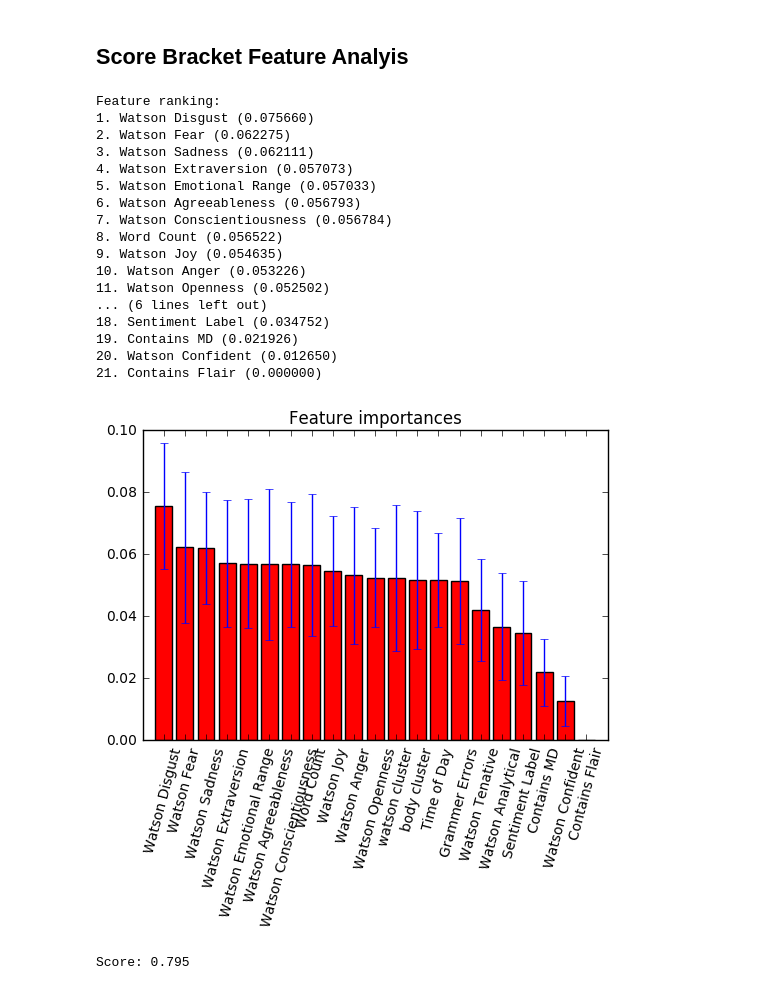
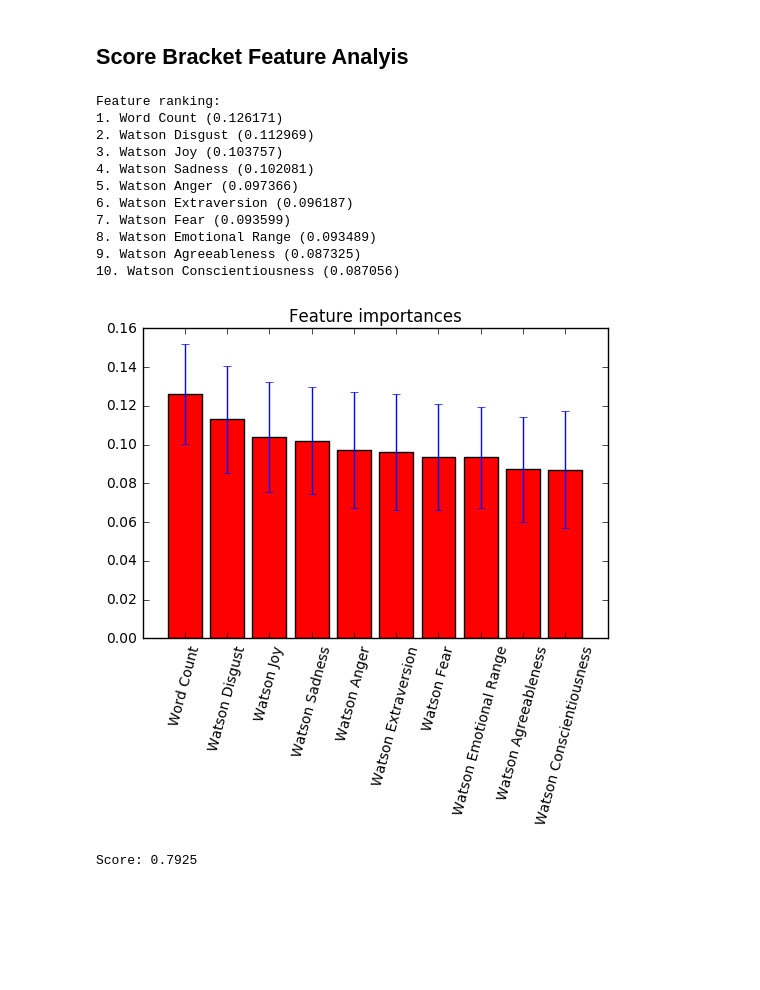
Before and after one commit to cyinwei/csce489_gold, a Jupyter notebook: AdviceAnimals Feature Importance Analysis.ipynb, the cells around one changed output. Cells and saved outputs as stored; diff of their text form; code cells hidden in the pictures; blank space fills up the shorter version.

```diff
--- a/AdviceAnimals Feature Importance Analysis.ipynb
+++ b/AdviceAnimals Feature Importance Analysis.ipynb
@@ -92,7 +92,7 @@ def show_feature_importance(train_filename, test_filename, features, predict):
         test_watson_vector = test[watson].values
 
         # Cluster by Watson Vector
-        preds = cluster(train_watson_vector, test_watson_vector, 200, 300, 10)
+        preds = cluster(train_watson_vector, test_watson_vector, 10, 300, 10)
         train['watson cluster'] = preds['train_preds']
         test['watson cluster'] = preds['test_preds']
 
@@ -103,7 +103,7 @@ def show_feature_importance(train_filename, test_filename, features, predict):
         test_tfidf = tfidf['train_tfidf']
 
         # Cluster by Body TFIDF Vector
-        preds = cluster(train_tfidf, test_tfidf, 200, 300, 10)
+        preds = cluster(train_tfidf, test_tfidf, 10, 300, 10)
         train['body cluster'] = preds['train_preds']
         test['body cluster'] = preds['test_preds']
 
@@ -169,50 +155,44 @@ Score: 0.69
 ## Score Bracket Feature Analyis
 # %%
 features = [
-    'Contains MD',
+#     'Contains MD',
     'Word Count',
-    'Time of Day',
-    'watson cluster',
-    'body cluster',
-    'Grammer Errors',
-    'Sentiment Label',
-    'Contains Flair',
+#     'Time of Day',
+#     'watson cluster',
+#     'body cluster',
+#     'Grammer Errors',
+#     'Sentiment Label',
+#     'Contains Flair',
     'Watson Anger',
     'Watson Disgust',
     'Watson Fear',
     'Watson Joy',
     'Watson Sadness',
-    'Watson Analytical',
-    'Watson Confident',
-    'Watson Tenative',
-    'Watson Openness',
+#     'Watson Analytical',
+#     'Watson Confident',
+#     'Watson Tenative',
+#     'Watson Openness',
     'Watson Conscientiousness',
     'Watson Extraversion',
     'Watson Agreeableness',
     'Watson Emotional Range'
 ]
 
 show_feature_importance('./mytrain/addedAdviceAnimals_train.csv',
                         './mytest/addedAdviceAnimals_test.csv',
                         features,
                         'Score Bracket')
 # %% [output]
 Feature ranking:
-1. Watson Disgust (0.075660)
-2. Watson Fear (0.062275)
-3. Watson Sadness (0.062111)
-4. Watson Extraversion (0.057073)
-5. Watson Emotional Range (0.057033)
-6. Watson Agreeableness (0.056793)
-7. Watson Conscientiousness (0.056784)
-8. Word Count (0.056522)
-9. Watson Joy (0.054635)
-10. Watson Anger (0.053226)
-11. Watson Openness (0.052502)
-... (6 lines left out)
-18. Sentiment Label (0.034752)
-19. Contains MD (0.021926)
-20. Watson Confident (0.012650)
-21. Contains Flair (0.000000)
+1. Word Count (0.126171)
+2. Watson Disgust (0.112969)
+3. Watson Joy (0.103757)
+4. Watson Sadness (0.102081)
+5. Watson Anger (0.097366)
+6. Watson Extraversion (0.096187)
+7. Watson Fear (0.093599)
+8. Watson Emotional Range (0.093489)
+9. Watson Agreeableness (0.087325)
+10. Watson Conscientiousness (0.087056)
-[figure, old version]
+[figure, new version]
-Score: 0.795
+Score: 0.7925
```
Also changed, not shown: parts of 1 cell of this notebook, 6 other files.
